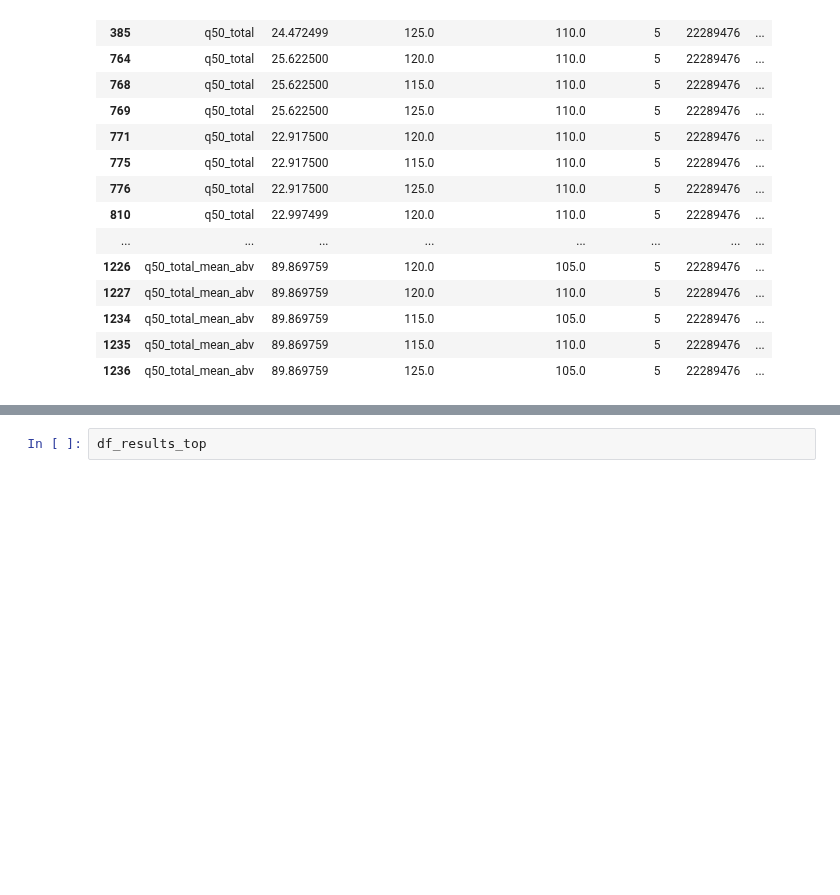
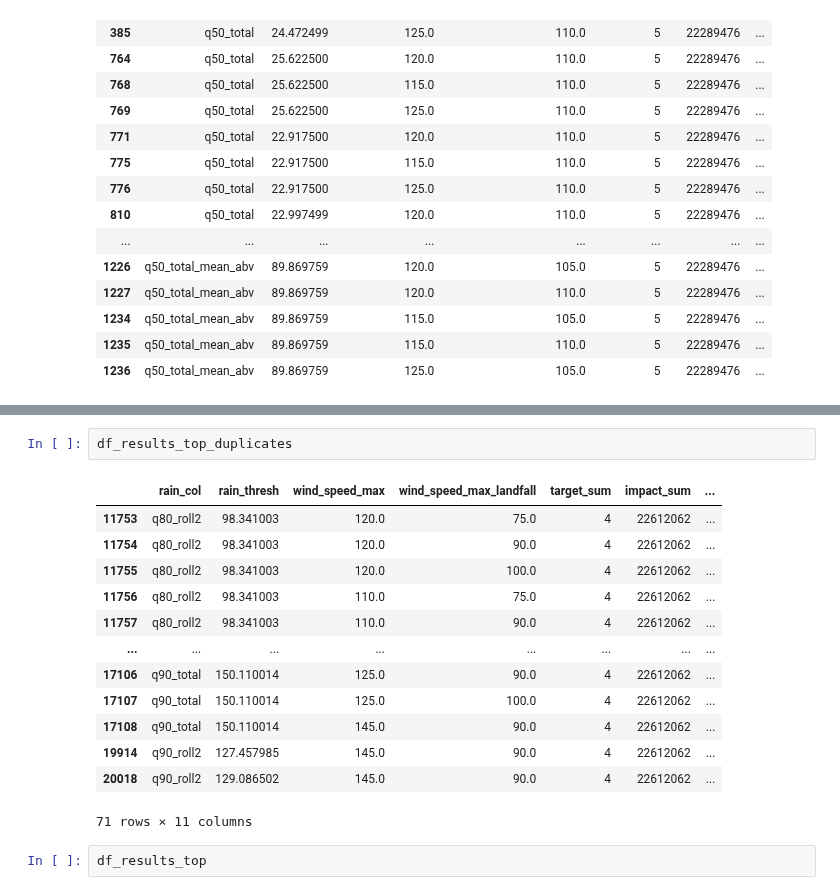
Before and after one commit to OCHA-DAP/ds-aa-cub-hurricanes, a Jupyter notebook: exploration/obsv_optimization.ipynb, the cells around one changed output, grey strips where cells are left out. Cells and saved outputs as stored; diff of their text form; blank space fills up the shorter version.

```diff
--- a/exploration/obsv_optimization.ipynb
+++ b/exploration/obsv_optimization.ipynb
@@ -518,3 +539,19 @@ df_results_top = (
+# %%
+df_results_top_duplicates
+# %% [output]
+|  | rain_col | rain_thresh | wind_speed_max | wind_speed_max_landfall | target_sum | impact_sum | ... |
+| 11753 | q80_roll2 | 98.341003 | 120.0 | 75.0 | 4 | 22612062 | ... |
+| 11754 | q80_roll2 | 98.341003 | 120.0 | 90.0 | 4 | 22612062 | ... |
+| 11755 | q80_roll2 | 98.341003 | 120.0 | 100.0 | 4 | 22612062 | ... |
+| 11756 | q80_roll2 | 98.341003 | 110.0 | 75.0 | 4 | 22612062 | ... |
+| 11757 | q80_roll2 | 98.341003 | 110.0 | 90.0 | 4 | 22612062 | ... |
+| ... | ... | ... | ... | ... | ... | ... | ... |
+| 17106 | q90_total | 150.110014 | 125.0 | 90.0 | 4 | 22612062 | ... |
+| 17107 | q90_total | 150.110014 | 125.0 | 100.0 | 4 | 22612062 | ... |
+| 17108 | q90_total | 150.110014 | 145.0 | 90.0 | 4 | 22612062 | ... |
+| 19914 | q90_roll2 | 127.457985 | 145.0 | 90.0 | 4 | 22612062 | ... |
+| 20018 | q90_roll2 | 129.086502 | 145.0 | 90.0 | 4 | 22612062 | ... |
+71 rows × 11 columns
 # %%
 df_results_top
 # %% [output]
```
Also changed, not shown: parts of 5 cells of this notebook, 6 other files.
